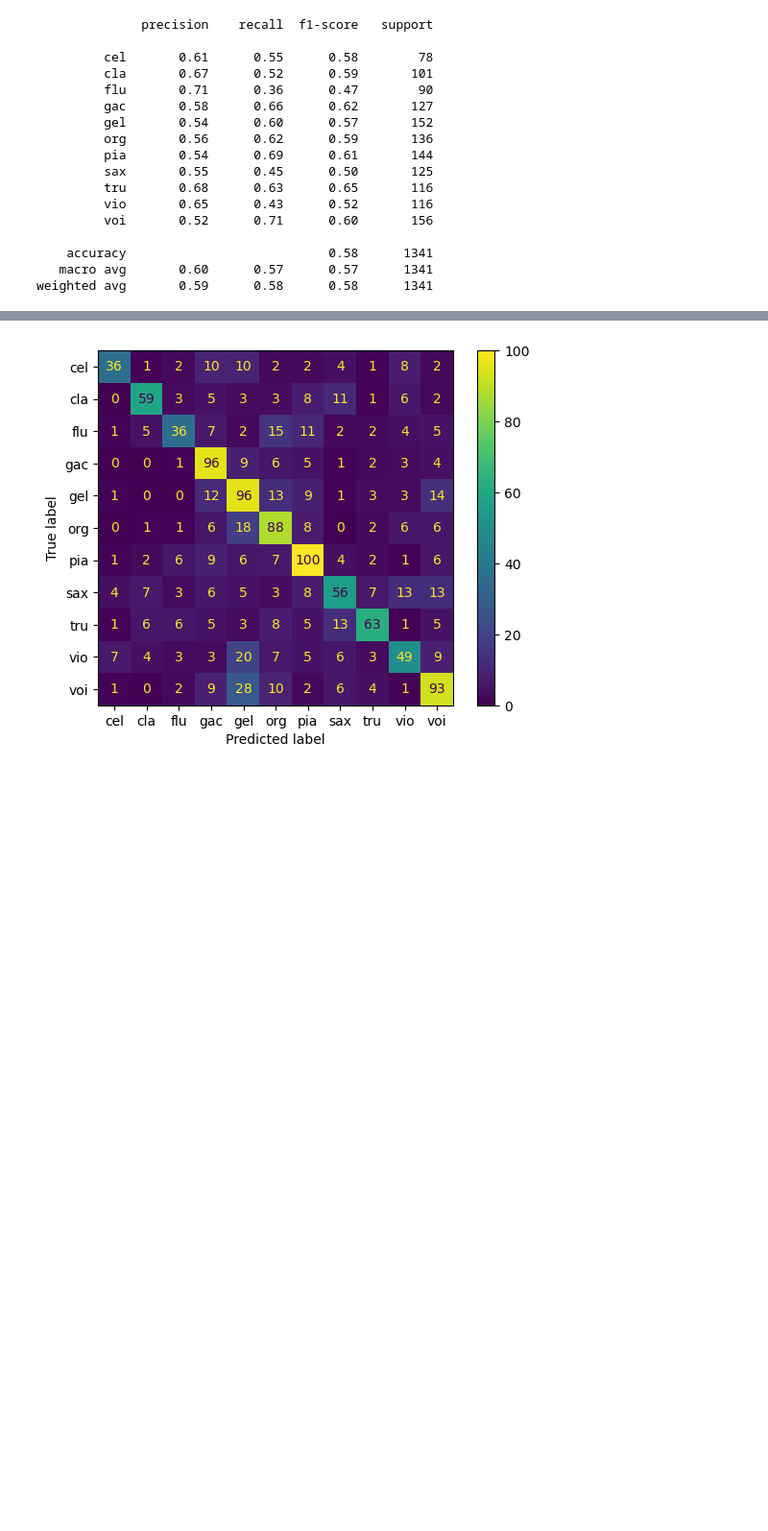
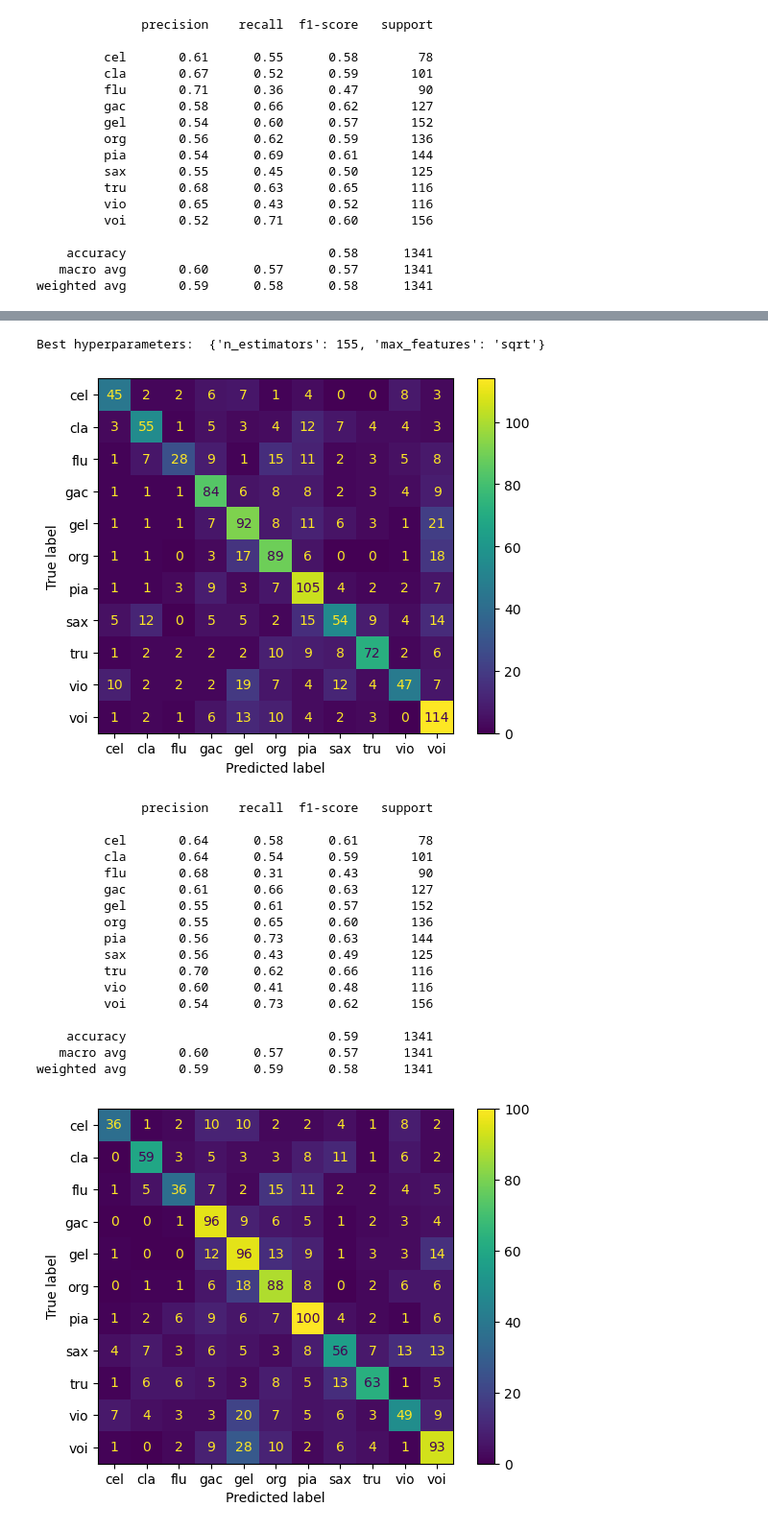
Before and after one commit to matgaj/pum_projekt1, a Jupyter notebook: openSMILE_feature_extraction/classification_opensmile.ipynb, the cells around one changed output, grey strips where cells are left out. Shown at 96% size. Drawn from its saved outputs; the diff is of its cells as text; code cells hidden in the pictures; blank space fills up the shorter version.

Commit message:
optimize hyperparameters

```diff
--- a/openSMILE_feature_extraction/classification_opensmile.ipynb
+++ b/openSMILE_feature_extraction/classification_opensmile.ipynb
@@ -57,3 +57,25 @@ print(classification_report(y_test, preds))
     accuracy                           0.58      1341
    macro avg       0.60      0.57      0.57      1341
 weighted avg       0.59      0.58      0.58      1341
+# %%
+# optuna hyperparameter tuning
+import optuna
+def objective(trial):
+    n_estimators = trial.suggest_int('n_estimators', 50, 300)
+    max_features = trial.suggest_categorical('max_features', ['sqrt', 'log2', None])
+    clf = RandomForestClassifier(n_estimators=n_estimators, max_features=max_features, random_state=42, n_jobs=-1)
+    clf.fit(X_train, y_train)
+    preds = clf.predict(X_test)
+    from sklearn.metrics import accuracy_score
+    return accuracy_score(y_test, preds)
+study = optuna.create_study(direction='maximize')
+study.optimize(objective, n_trials=20)
+print("Best hyperparameters: ", study.best_params)
+# retrain with best hyperparameters
+best_clf = RandomForestClassifier(**study.best_params, random_state=42, n_jobs=-1)
+best_clf.fit(X_train, y_train)
+best_preds = best_clf.predict(X_test)
+ConfusionMatrixDisplay.from_predictions(y_test, best_preds)
+plt.show()
+print(classification_report(y_test, best_preds))
+# %% [output]
@@ -60,3 +99,22 @@ weighted avg       0.59      0.58      0.58      1341
+Best hyperparameters:  {'n_estimators': 155, 'max_features': 'sqrt'}
+[figure, added]
+              precision    recall  f1-score   support
+
+         cel       0.64      0.58      0.61        78
+         cla       0.64      0.54      0.59       101
+         flu       0.68      0.31      0.43        90
+         gac       0.61      0.66      0.63       127
+         gel       0.55      0.61      0.57       152
+         org       0.55      0.65      0.60       136
+         pia       0.56      0.73      0.63       144
+         sax       0.56      0.43      0.49       125
+         tru       0.70      0.62      0.66       116
+         vio       0.60      0.41      0.48       116
+         voi       0.54      0.73      0.62       156
+
+    accuracy                           0.59      1341
+   macro avg       0.60      0.57      0.57      1341
+weighted avg       0.59      0.59      0.58      1341
 # %%
 # druga metoda klasyfikacji
 from sklearn.svm import SVC
```
Also changed, not shown: parts of 3 cells of this notebook, 1 other file.
